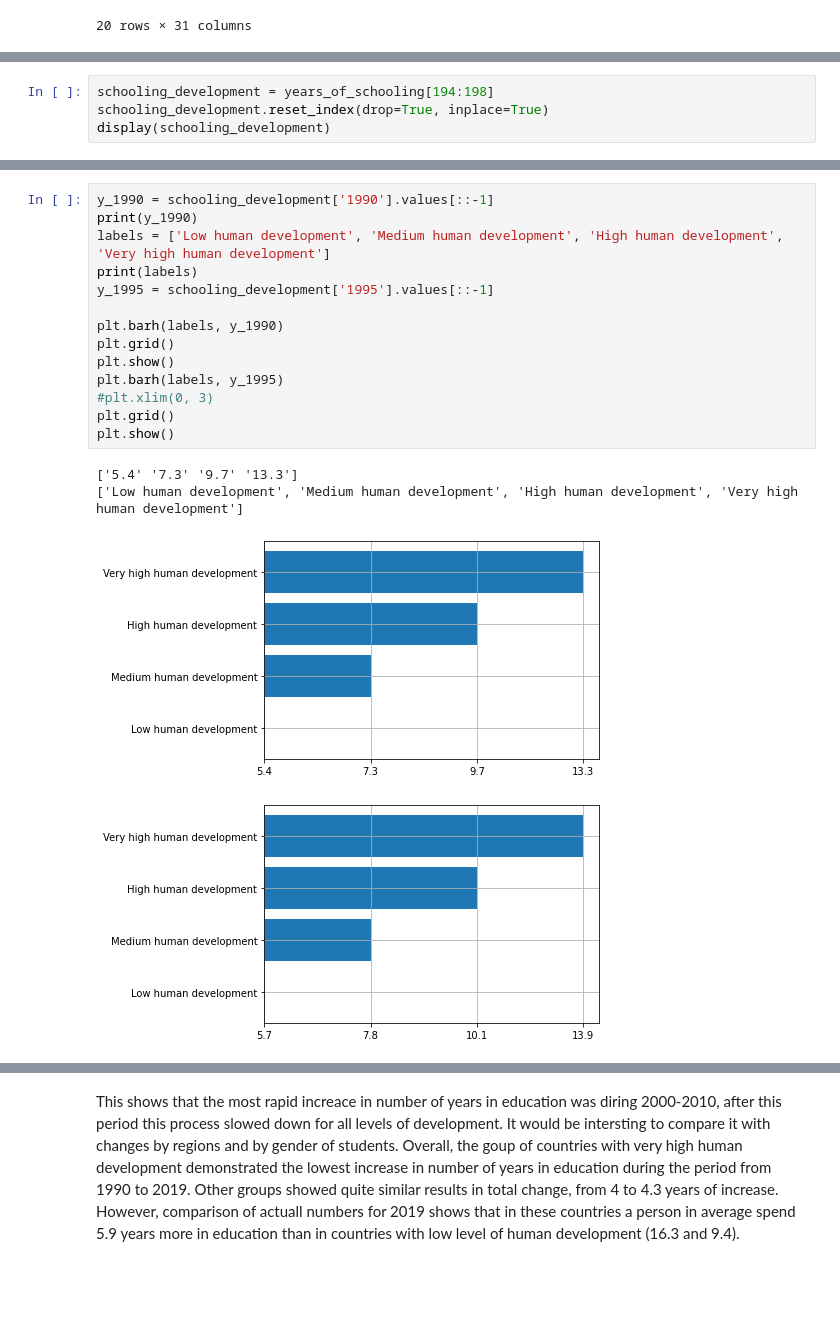
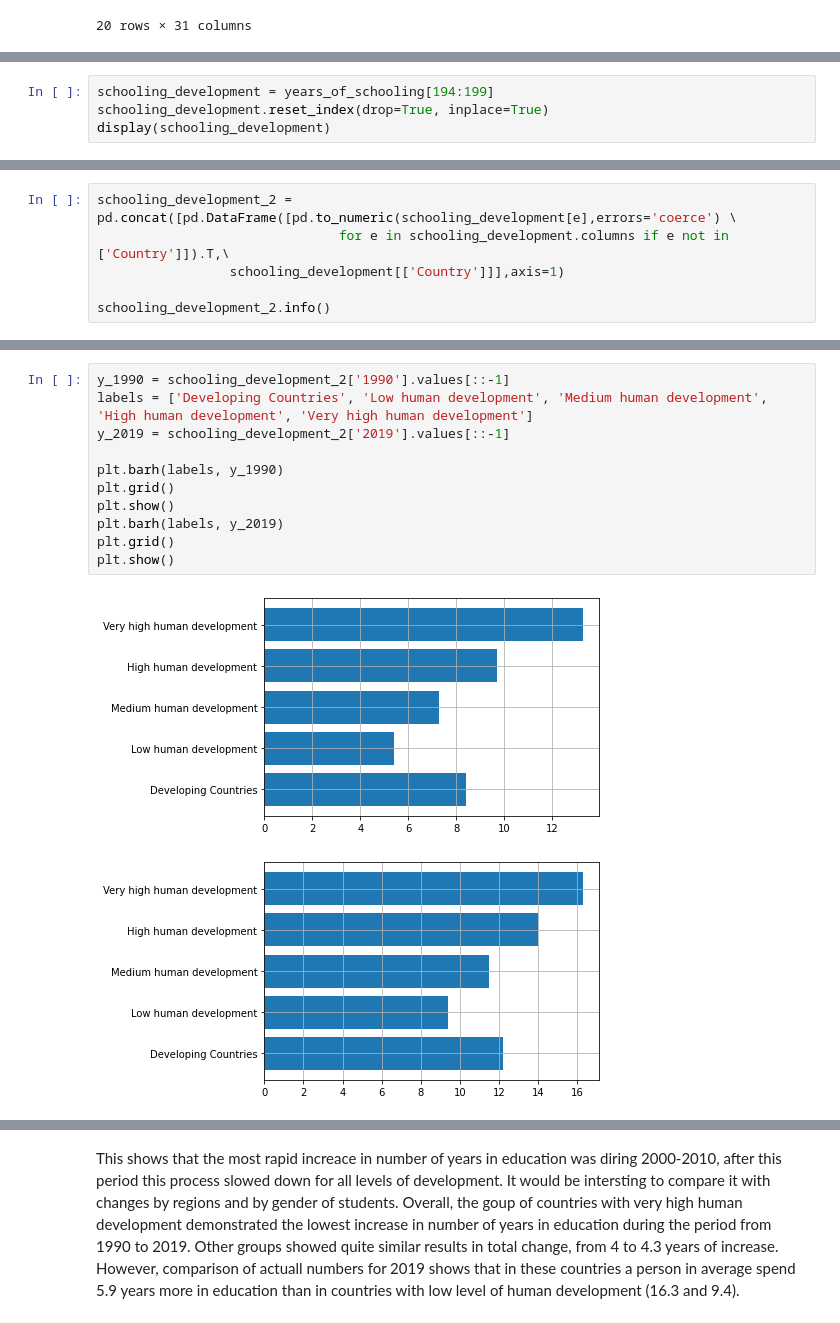
Before and after one commit to mara-ber/programing_for_data, a Jupyter notebook: project - education.ipynb, the cells around one changed output, grey strips where cells are left out. Saved outputs shown, nothing was run; the diff lists cells and outputs as text; blank space fills up the shorter version.

```diff
--- a/project - education.ipynb
+++ b/project - education.ipynb
@@ -92,5 +107,5 @@ years_of_schooling.tail(20)
 # %%
-schooling_development = years_of_schooling[194:198]
+schooling_development = years_of_schooling[194:199]
 schooling_development.reset_index(drop=True, inplace=True)
 display(schooling_development)
 # %% [output]
@@ -102,0 +119,6 @@ display(schooling_development)
+# %%
+schooling_development_2 = pd.concat([pd.DataFrame([pd.to_numeric(schooling_development[e],errors='coerce') \
+                               for e in schooling_development.columns if e not in ['Country']]).T,\
+                 schooling_development[['Country']]],axis=1)
+
+schooling_development_2.info()
@@ -103,19 +143,14 @@ display(schooling_development)
 # %%
-y_1990 = schooling_development['1990'].values[::-1]
-print(y_1990)
-labels = ['Low human development', 'Medium human development', 'High human development', 'Very high human development']
-print(labels)
-y_1995 = schooling_development['1995'].values[::-1]
+y_1990 = schooling_development_2['1990'].values[::-1]
+labels = ['Developing Countries', 'Low human development', 'Medium human development', 'High human development', 'Very high human development']
+y_2019 = schooling_development_2['2019'].values[::-1]
 
 plt.barh(labels, y_1990)
 plt.grid()
 plt.show()
-plt.barh(labels, y_1995)
-#plt.xlim(0, 3)
+plt.barh(labels, y_2019)
 plt.grid()
 plt.show()
 # %% [output]
-['5.4' '7.3' '9.7' '13.3']
-['Low human development', 'Medium human development', 'High human development', 'Very high human development']
-[figure, old version]
+[figure, new version]
-[figure, old version]
+[figure, new version]
```
Also changed, not shown: parts of 16 cells of this notebook.
